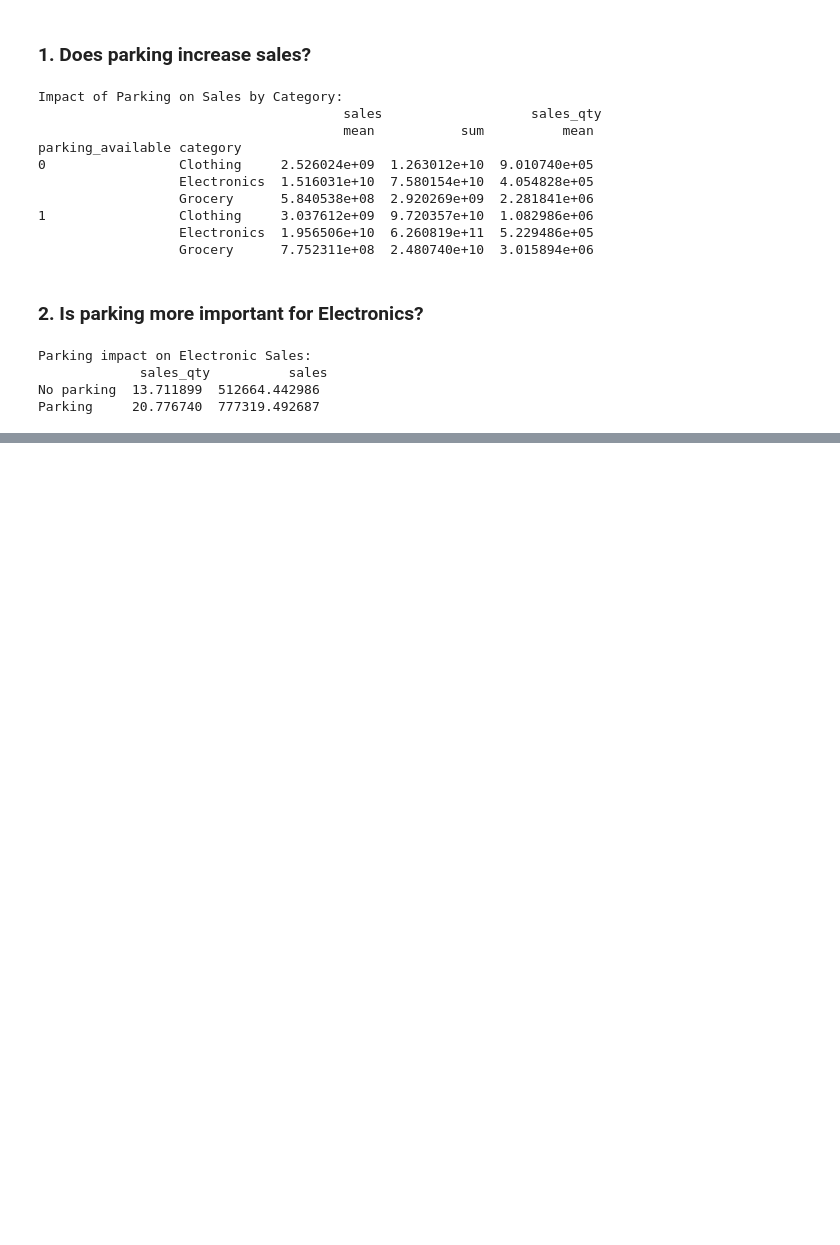
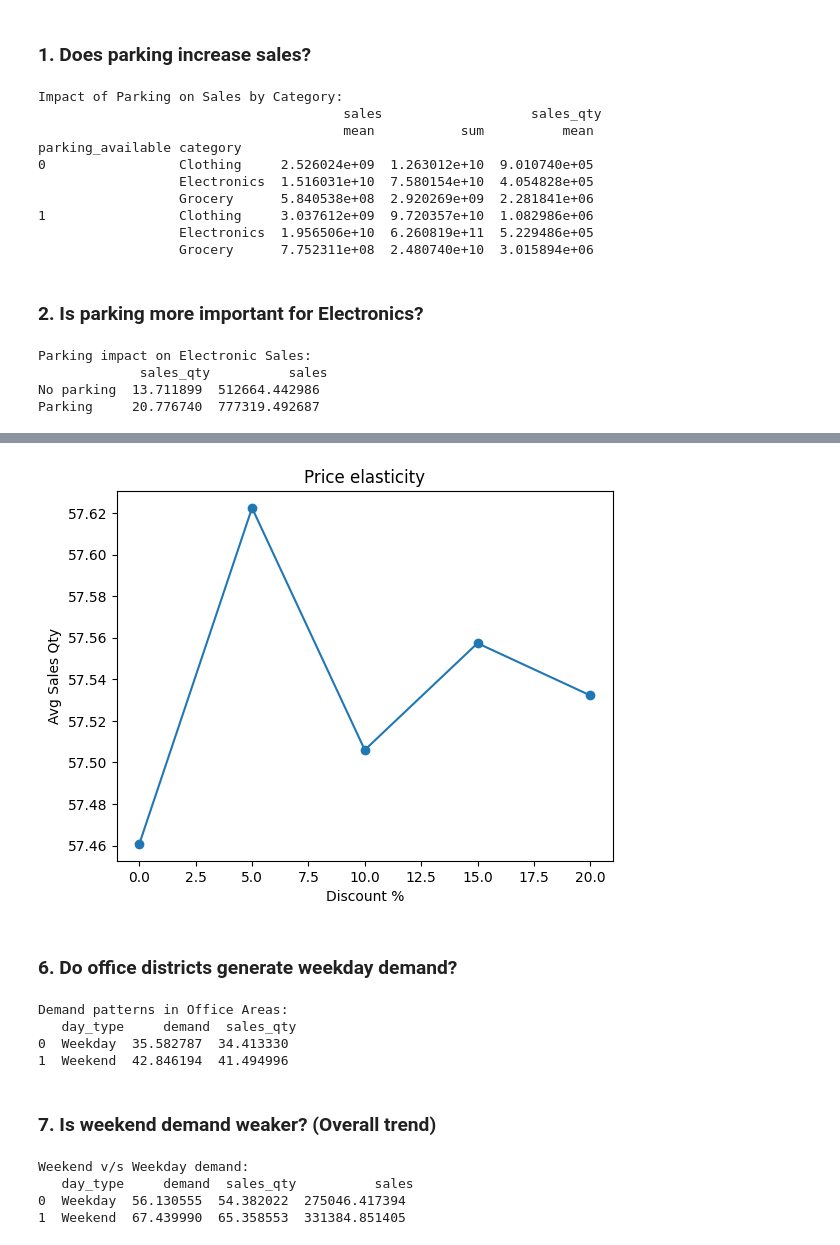
Before and after one commit to rejojose55625/demandEngine, a Jupyter notebook: notebooks/analysis.ipynb, the cells around one changed output, grey strips where cells are left out. Cells and saved outputs as stored; diff of their text form; code cells hidden in the pictures; blank space fills up the shorter version.

```diff
--- a/notebooks/analysis.ipynb
+++ b/notebooks/analysis.ipynb
@@ -999,0 +1061,24 @@ Parking     20.776740  777319.492687
+# %%
+discount_demand = sales_df.groupby('discount')['sales_qty'].mean()
+plt.plot(discount_demand.index, discount_demand.values, marker = 'o')
+plt.xlabel('Discount %'); plt.ylabel('Avg Sales Qty')
+plt.title("Price elasticity")
+plt.show()
+# %% [output]
+[figure, added]
+# %% [markdown]
+### 6. Do office districts generate weekday demand?
+# %%
+office_weekday = sales_df[sales_df['office_area_flag'] == 1].groupby('is_weekend').agg({
+    'demand': 'mean',
+    'sales_qty': 'mean'
+}).reset_index()
+office_weekday['day_type'] = ['Weekday', 'Weekend']
+print("Demand patterns in Office Areas:\n", office_weekday[['day_type', 'demand', 'sales_qty']])
+# %% [output]
+Demand patterns in Office Areas:
+   day_type     demand  sales_qty
+0  Weekday  35.582787  34.413330
+1  Weekend  42.846194  41.494996
+# %% [markdown]
+### 7. Is weekend demand weaker? (Overall trend)
@@ -999,0 +1092,7 @@ Parking     20.776740  777319.492687
+# %%
+print("Weekend v/s Weekday demand:\n", weekend_demand[['day_type', 'demand', 'sales_qty', 'sales']])
+# %% [output]
+Weekend v/s Weekday demand:
+   day_type     demand  sales_qty          sales
+0  Weekday  56.130555  54.382022  275046.417394
+1  Weekend  67.439990  65.358553  331384.851405
```
Also changed, not shown: parts of 29 cells of this notebook, 1 other file.
